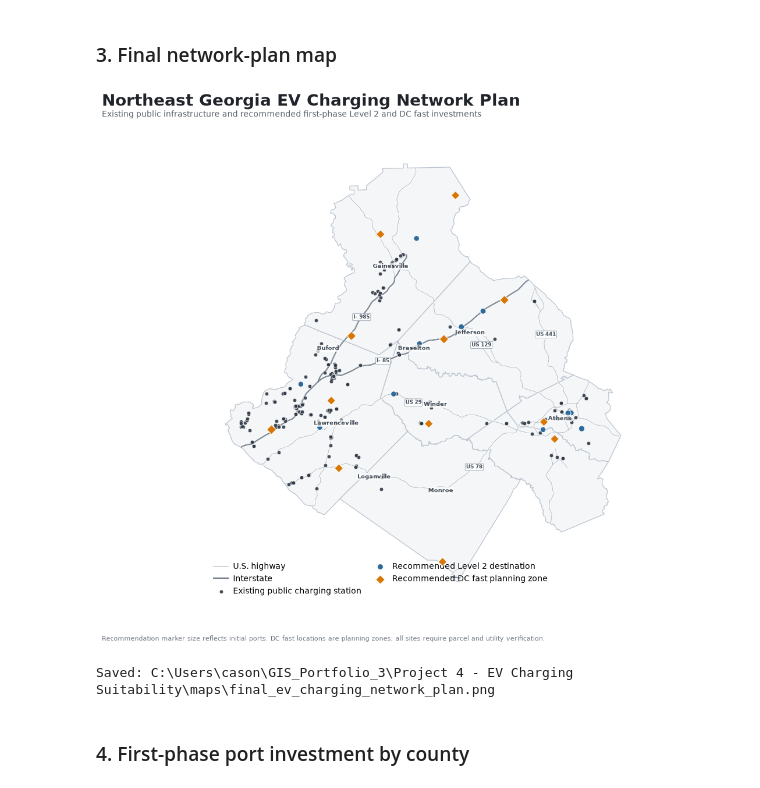
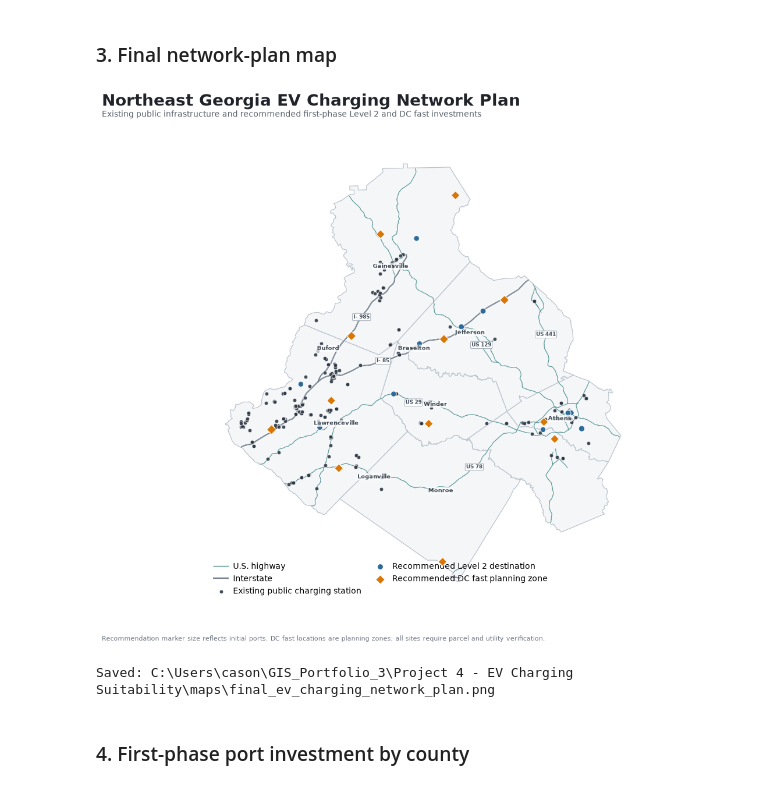
Before and after one commit to casondow/northeast-georgia-ev-charging-suitability, a Jupyter notebook: notebooks/11_final_portfolio_outputs.ipynb, the cells around one changed output. Drawn from its saved outputs; the diff is of its cells as text; code cells hidden in the pictures.

```diff
--- a/notebooks/11_final_portfolio_outputs.ipynb
+++ b/notebooks/11_final_portfolio_outputs.ipynb
@@ -193,7 +193,7 @@ us_highway_map.plot(
     ax=ax, color="white", linewidth=2.0, alpha=0.95, zorder=2
 )
 us_highway_map.plot(
-    ax=ax, color="#A8B1BC", linewidth=0.75, alpha=0.9,
+    ax=ax, color="#3F8587", linewidth=0.95, alpha=0.92,
     label="U.S. highway", zorder=3,
 )
 interstate_map.plot(
@@ -276,34 +276,34 @@ add_route_labels(us_highway_map, [23, 29, 78, 129, 441], "US")
 
 fig.suptitle(
     "Northeast Georgia EV Charging Network Plan",
     x=0.04, y=0.965, ha="left",
     fontsize=20, weight="bold", color="#20242A",
 )
 fig.text(
     0.04, 0.925,
     "Existing public infrastructure and recommended first-phase Level 2 and DC fast investments",
     ha="left", fontsize=10, color="#59616B",
 )
 ax.legend(
     frameon=False, loc="lower left", ncol=2,
     columnspacing=1.3, handletextpad=0.5,
 )
 ax.set_axis_off()
 fig.text(
     0.04, 0.025,
     "Recommendation marker size reflects initial ports. DC fast locations are planning zones; all sites require parcel and utility verification.",
     fontsize=8, color="#6B7280",
 )
 fig.subplots_adjust(left=0.03, right=0.97, top=0.88, bottom=0.09)
 
 final_map_path = MAP_DIR / "final_ev_charging_network_plan.png"
 fig.savefig(
     final_map_path, dpi=300, bbox_inches="tight", facecolor="white"
 )
 plt.show()
 print("Saved:", final_map_path)
 # %% [output]
-[figure, old version]
+[figure, new version]
 Saved: C:\Users\cason\GIS_Portfolio_3\Project 4 - EV Charging Suitability\maps\final_ev_charging_network_plan.png
 # %% [markdown]
 ### 4. First-phase port investment by county
```
Also changed, not shown: 1 other file.
